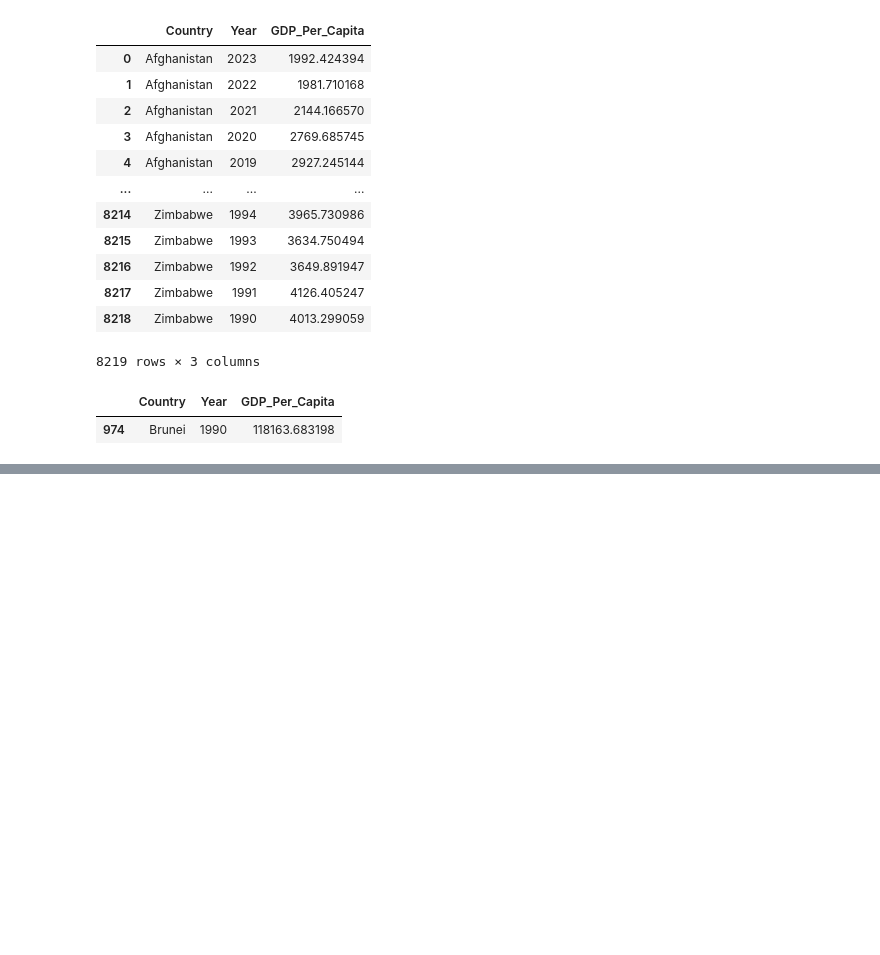
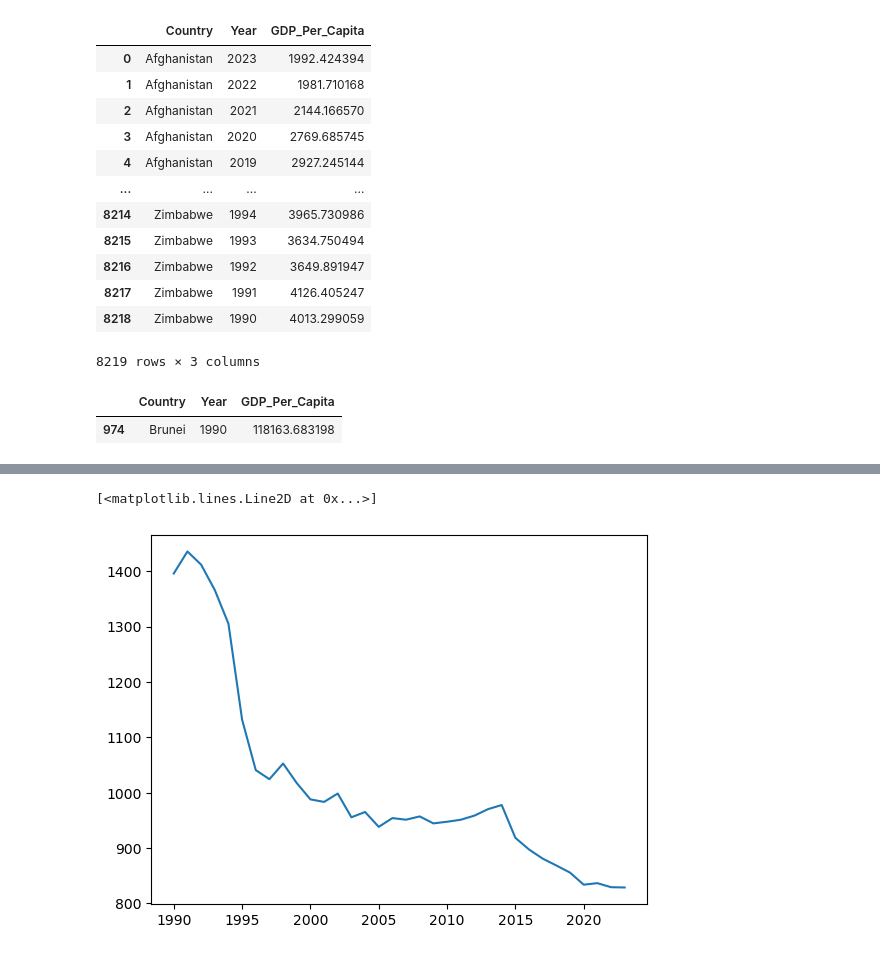
Before and after one commit to NSS-Full-Time-Data-Analytics-16/un-project-JLRoselle, a Jupyter notebook: notebooks/UN_Project.ipynb, the cells around one changed output, grey strips where cells are left out. Cells and saved outputs as stored; diff of their text form; code cells hidden in the pictures; blank space fills up the shorter version.

```diff
--- a/notebooks/UN_Project.ipynb
+++ b/notebooks/UN_Project.ipynb
@@ -290,0 +321,8 @@ gdp_first_100k.nsmallest(1, 'Year')
+# %%
+gdpBur = gdp_df.loc[gdp_df.Country == 'Burundi']
+# %%
+plt.plot(gdpBur.Year, gdpBur.GDP_Per_Capita)
+##13b
+# %% [output]
+[<matplotlib.lines.Line2D at 0x...>]
+[figure, added]
```
Also changed, not shown: parts of 18 cells of this notebook.
